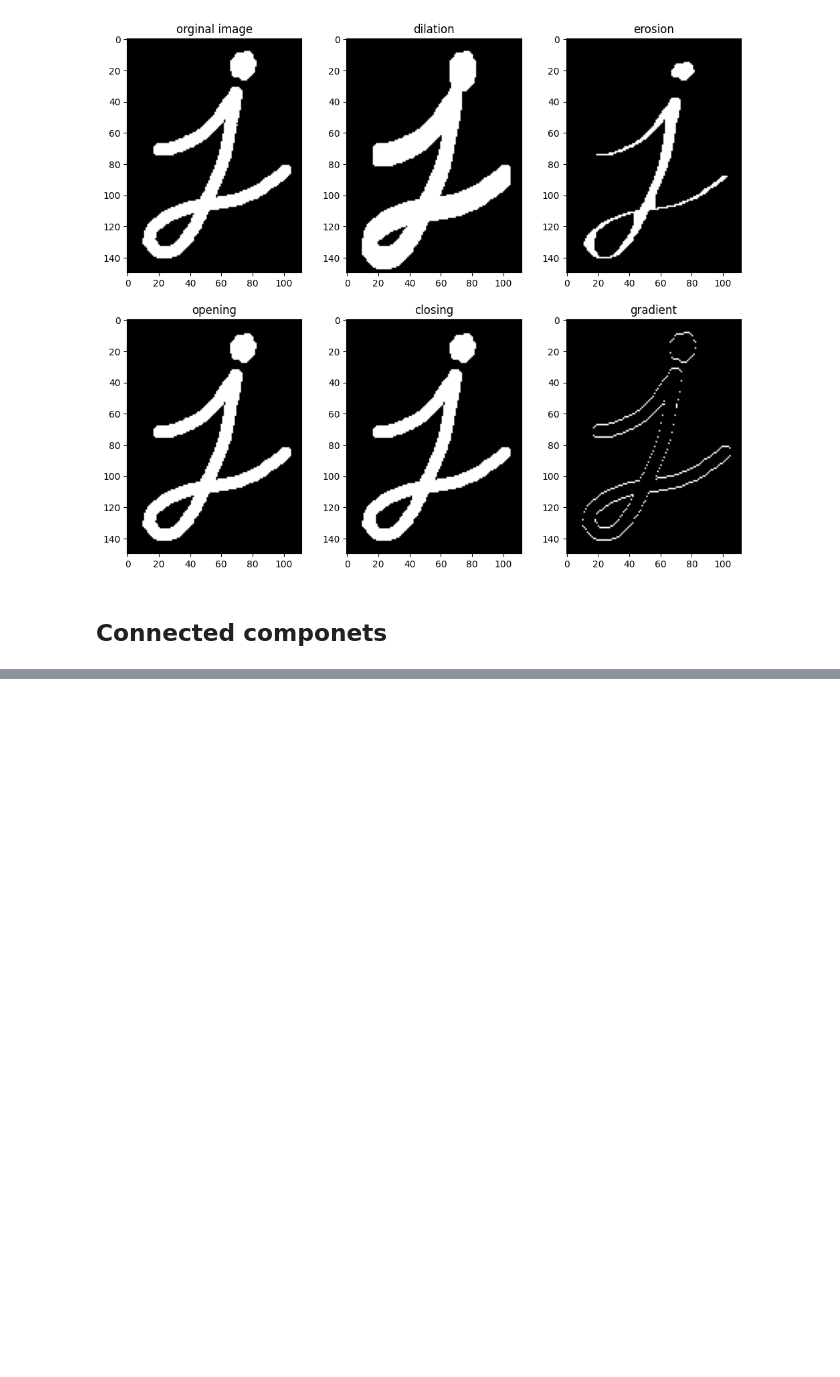
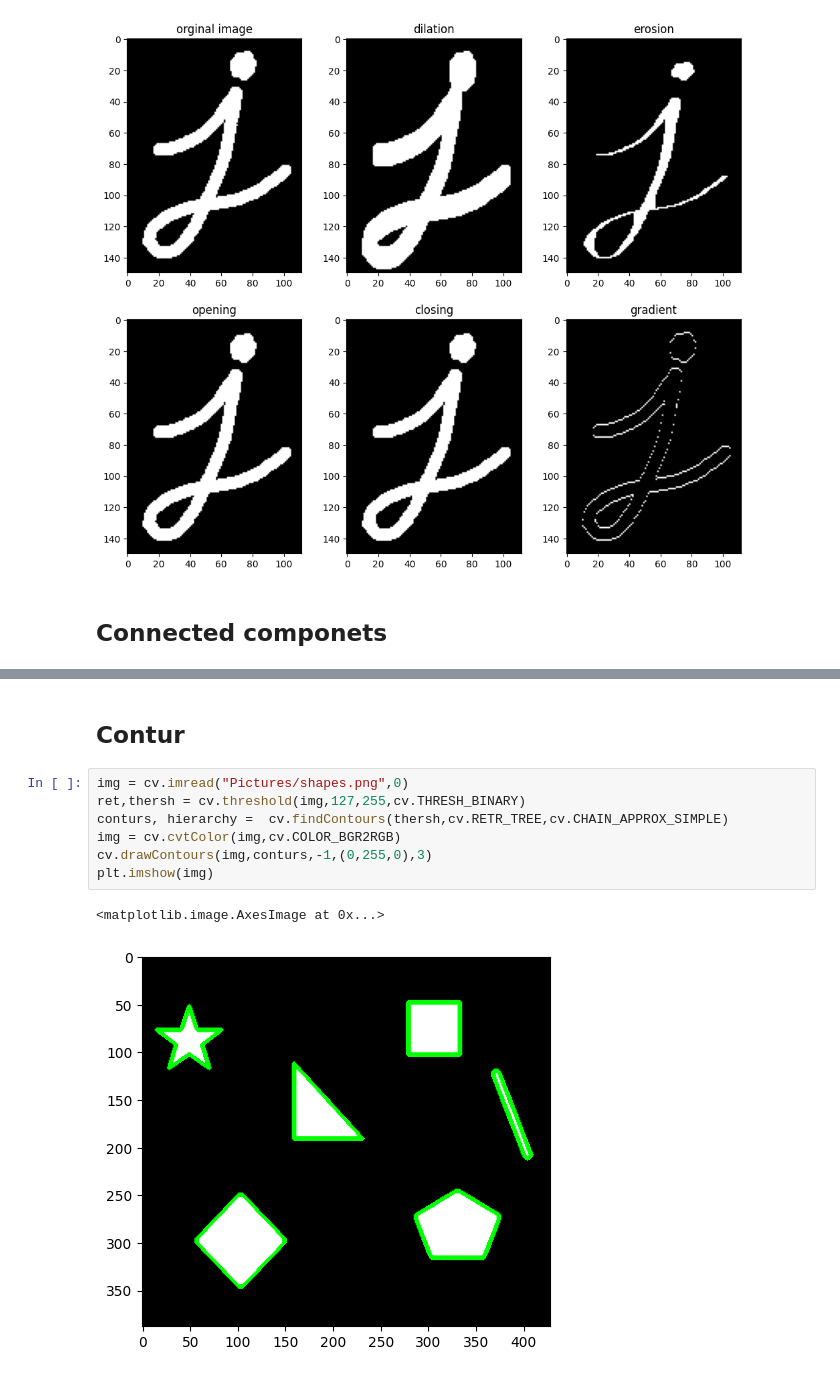
Before and after one commit to 0nE01/Opencv, a Jupyter notebook: Opencv.ipynb, the cells around one changed output, grey strips where cells are left out. Saved outputs shown, nothing was run; the diff lists cells and outputs as text; blank space fills up the shorter version.

Commit message:
Contur

```diff
--- a/Opencv.ipynb
+++ b/Opencv.ipynb
@@ -292,3 +292,15 @@ plt.imshow(labeled_img)
 # %% [output]
 <matplotlib.image.AxesImage at 0x...>
 [figure]
+# %% [markdown]
+## <div style="direction:ltr;text-align:left;">Contur</div>
+# %%
+img = cv.imread("Pictures/shapes.png",0)
+ret,thersh = cv.threshold(img,127,255,cv.THRESH_BINARY)
+conturs, hierarchy =  cv.findContours(thersh,cv.RETR_TREE,cv.CHAIN_APPROX_SIMPLE)
+img = cv.cvtColor(img,cv.COLOR_BGR2RGB)
+cv.drawContours(img,conturs,-1,(0,255,0),3)
+plt.imshow(img)
+# %% [output]
+<matplotlib.image.AxesImage at 0x...>
+[figure, added]
```
Also changed, not shown: parts of 1 cell of this notebook.
